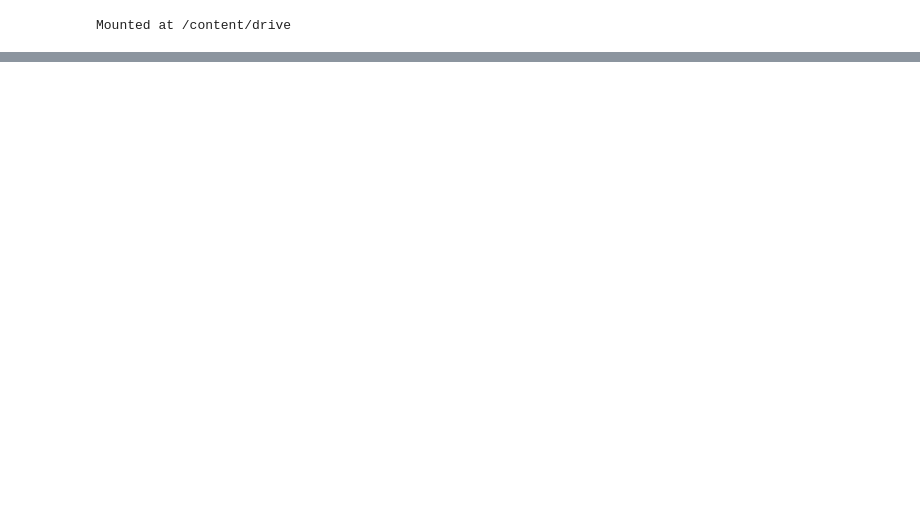
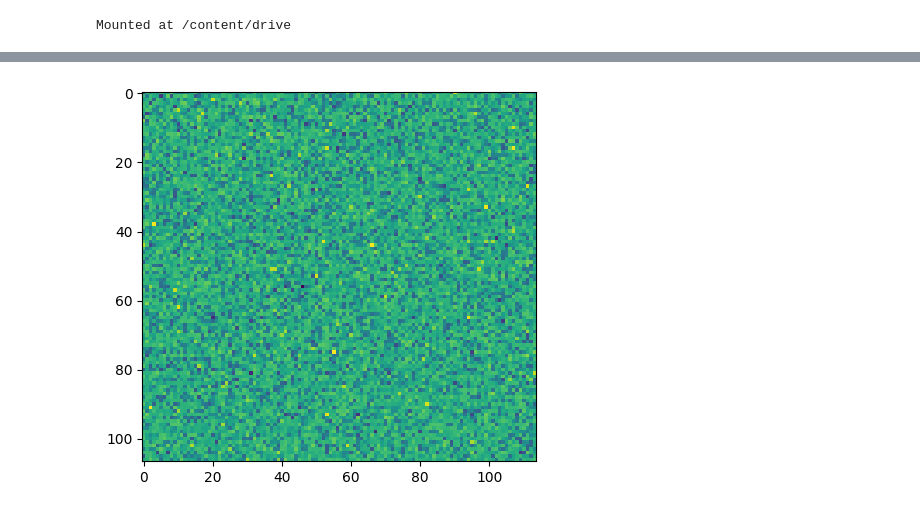
Before and after one commit to MnCSSJ4x/Global-Warming-Detection, a Jupyter notebook: Time_Series_Analysis_of_Land_Temperature_using_MODIS_DRAFT1.ipynb, the cells around one changed output, grey strips where cells are left out. Saved outputs shown, nothing was run; the diff lists cells and outputs as text; code cells hidden in the pictures; blank space fills up the shorter version.

```diff
--- a/Time_Series_Analysis_of_Land_Temperature_using_MODIS_DRAFT1.ipynb
+++ b/Time_Series_Analysis_of_Land_Temperature_using_MODIS_DRAFT1.ipynb
@@ -216,0 +209,30 @@ df_mae
+# %%
+from tensorflow.keras.models import Sequential
+from tensorflow.keras.layers import Conv2D, MaxPooling2D, LSTM, Dense, TimeDistributed
+
+model = Sequential()
+
+# Convolutional layers
+model.add(TimeDistributed(Conv2D(32, (3, 3), activation='relu'), input_shape=(window_size, height, width, channels)))
+model.add(TimeDistributed(MaxPooling2D((2, 2))))
+model.add(BatchNormalization())
+model.add(TimeDistributed(Conv2D(64, (3, 3), activation='relu')))
+model.add(TimeDistributed(MaxPooling2D((2, 2))))
+model.add(BatchNormalization())
+model.add(TimeDistributed(Conv2D(128, (3, 3), activation='relu')))
+model.add(TimeDistributed(MaxPooling2D((2, 2))))
+
+# LSTM layer
+model.add(TimeDistributed(Flatten()))
+model.add(LSTM(1024))
+
+# Dense layers
+model.add(Dense(1024, activation='relu'))
+model.add(BatchNormalization())
+model.add(Dense(4096, activation='relu'))
+model.add(BatchNormalization())
+model.add(Dense(12198, activation='sigmoid'))
+model.add(Reshape((height, width,1)))
+# %%
+model.compile(optimizer='adam', loss='mae')
+model.summary()
@@ -216,0 +257,2 @@ df_mae
+# %%
+model.fit(X_seq, bands[window_size:], batch_size=32, epochs=200)
@@ -216,0 +278,6 @@ df_mae
+# %%
+test_sample = np.array([X_seq[0]])
+test_sample.shape
+y_pred = model.predict(test_sample)
+out = np.squeeze(y_pred[0])
+out.shape
@@ -216,0 +287,5 @@ df_mae
+# %%
+plt.imshow(out,cmap='viridis')
+plt.show()
+# %% [output]
+[figure, added]
```
Also changed, not shown: parts of 81 cells of this notebook.
